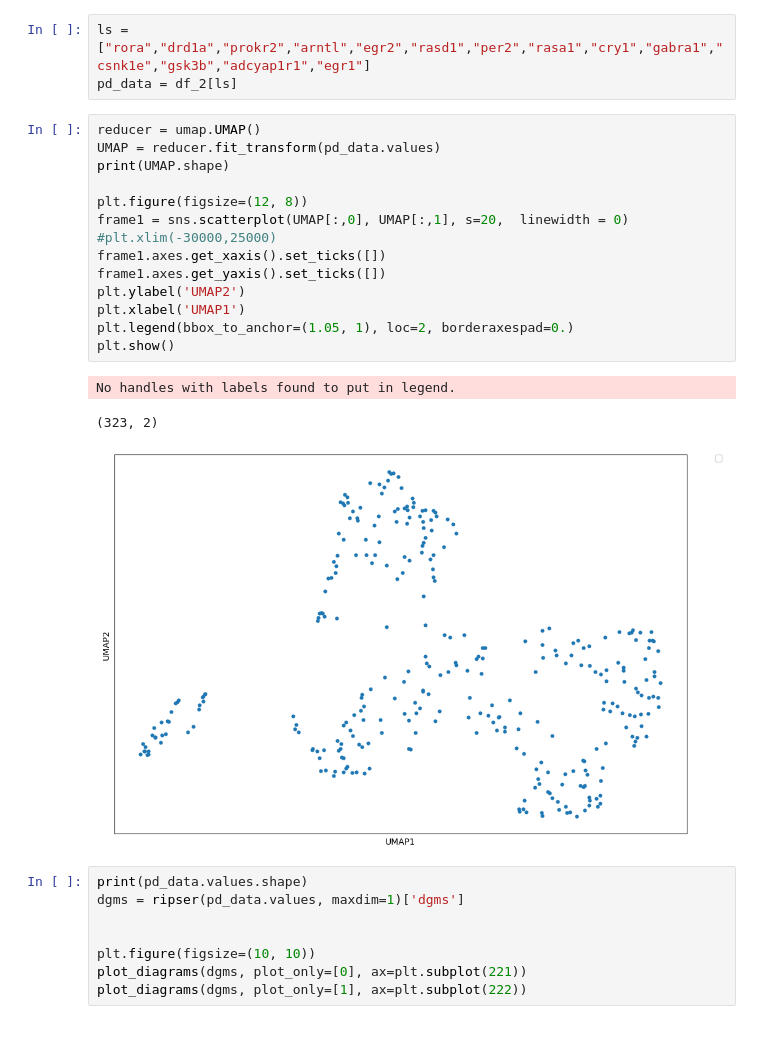
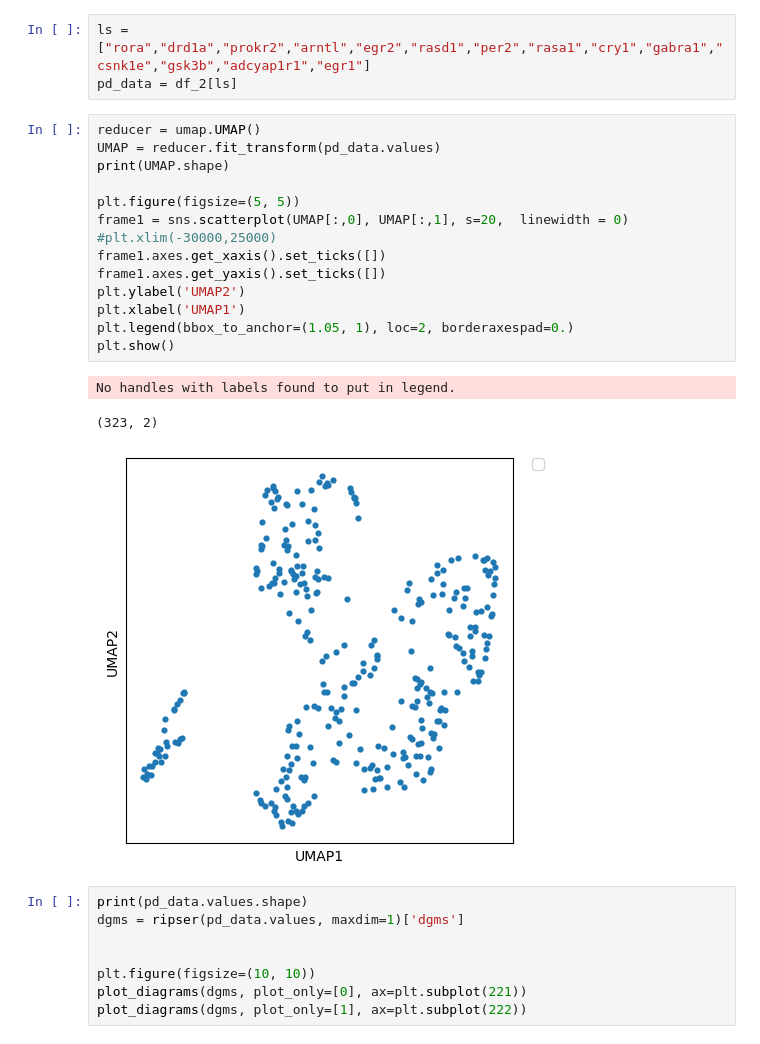
Before and after one commit to Orecchia-Research-Group/manifold_learning, a Jupyter notebook: neuro_circ.ipynb, the cells around one changed output. Saved outputs shown, nothing was run; the diff lists cells and outputs as text.

```diff
--- a/neuro_circ.ipynb
+++ b/neuro_circ.ipynb
@@ -420,21 +420,21 @@ pd_data = df_2[ls]
 # %%
 reducer = umap.UMAP()
 UMAP = reducer.fit_transform(pd_data.values)
 print(UMAP.shape)
 
-plt.figure(figsize=(12, 8))
+plt.figure(figsize=(5, 5))
 frame1 = sns.scatterplot(UMAP[:,0], UMAP[:,1], s=20,  linewidth = 0)
 #plt.xlim(-30000,25000)
 frame1.axes.get_xaxis().set_ticks([])
 frame1.axes.get_yaxis().set_ticks([])
 plt.ylabel('UMAP2')
 plt.xlabel('UMAP1')
 plt.legend(bbox_to_anchor=(1.05, 1), loc=2, borderaxespad=0.)
 plt.show()
 # %% [output]
 No handles with labels found to put in legend.
 (323, 2)
-[figure, old version]
+[figure, new version]
 # %%
 print(pd_data.values.shape)
 dgms = ripser(pd_data.values, maxdim=1)['dgms']
```
Also changed, not shown: parts of 9 cells of this notebook.
